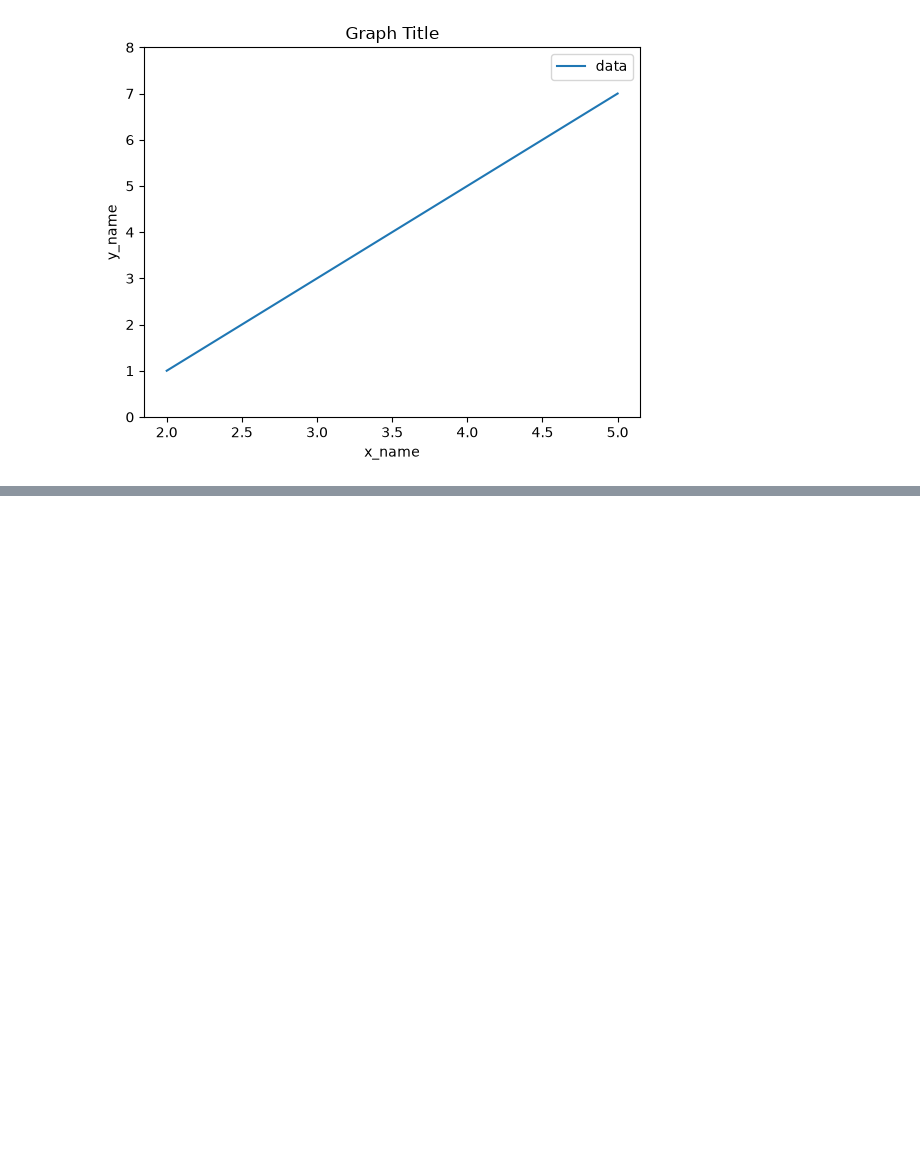
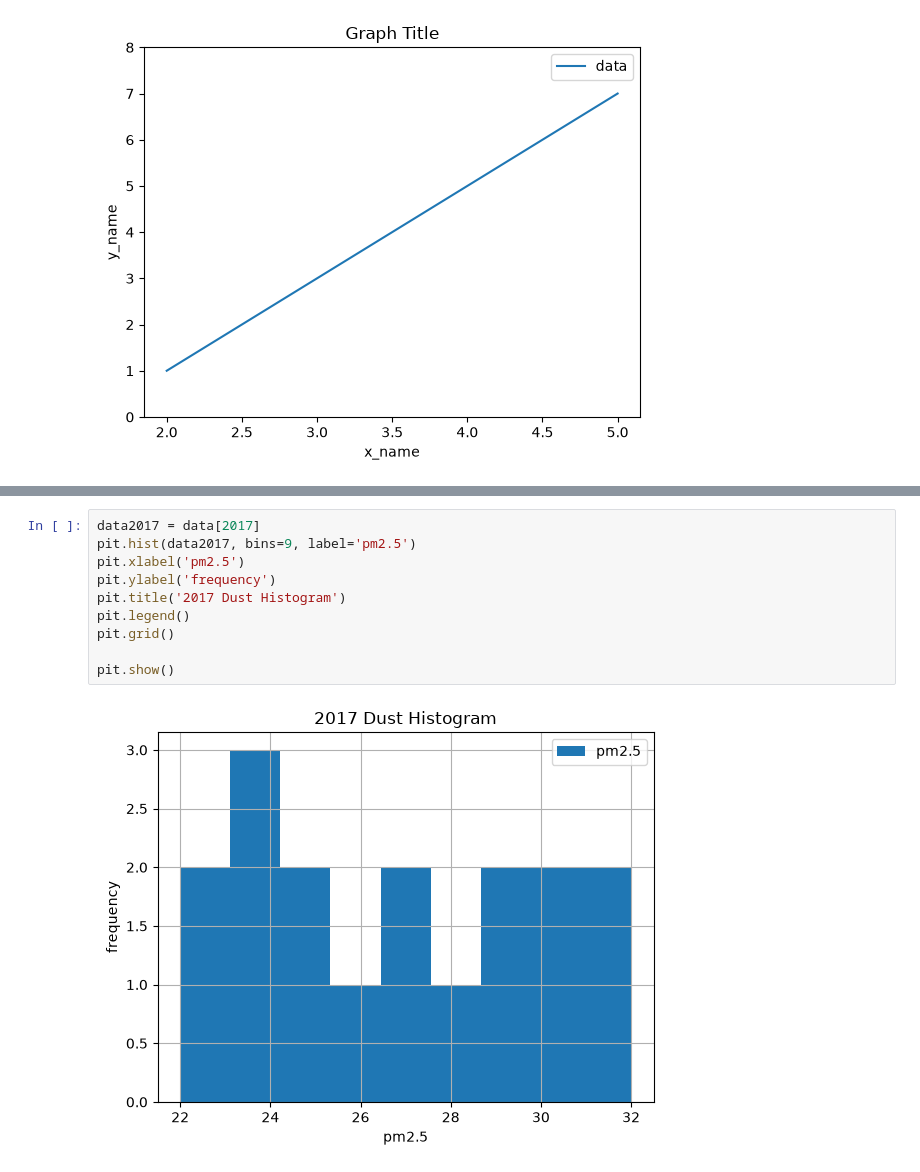
Before and after one commit to b0kuyaba/Study_Ai, a Jupyter notebook: 데이터시각화.ipynb, the cells around one changed output, grey strips where cells are left out. Saved outputs shown, nothing was run; the diff lists cells and outputs as text; blank space fills up the shorter version.

```diff
--- a/데이터시각화.ipynb
+++ b/데이터시각화.ipynb
@@ -32,0 +34,12 @@ pit.show()
+# %%
+data2017 = data[2017]
+pit.hist(data2017, bins=9, label='pm2.5')
+pit.xlabel('pm2.5')
+pit.ylabel('frequency')
+pit.title('2017 Dust Histogram')
+pit.legend()
+pit.grid()
+
+pit.show()
+# %% [output]
+[figure, added]
```
Also changed, not shown: parts of 1 cell of this notebook, 2 other files.
